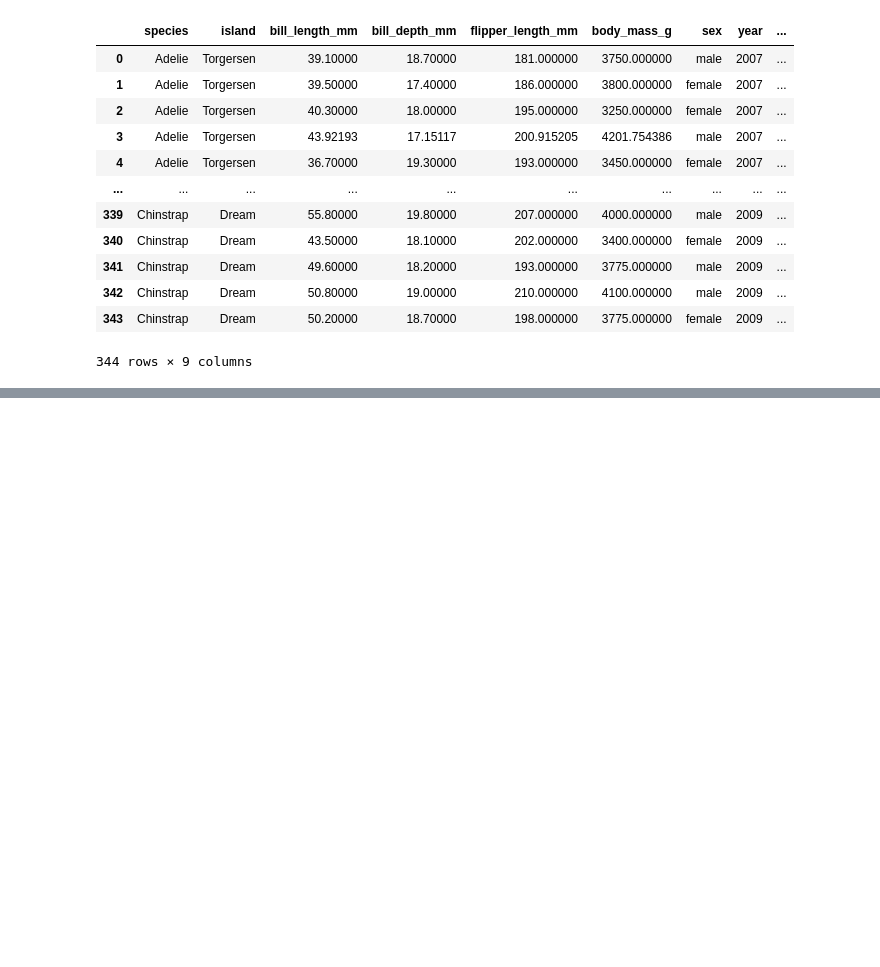
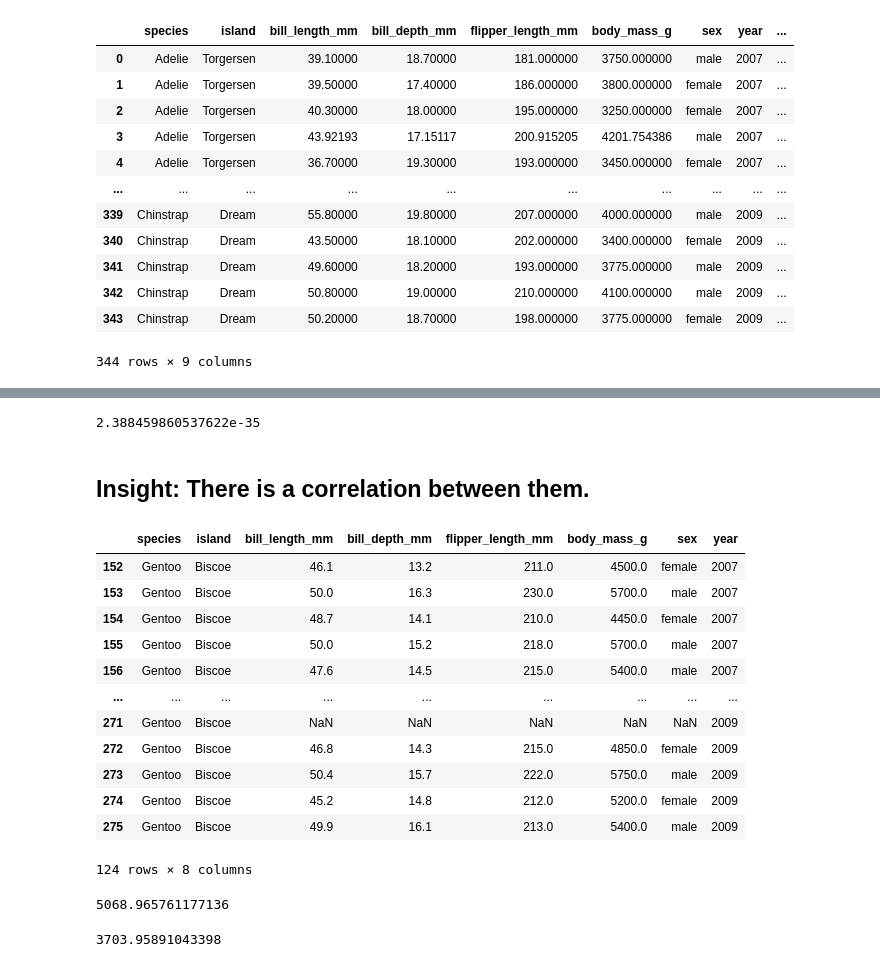
Before and after one commit to LuwhennLoren/sir-mesiera, a Jupyter notebook: Activity1.ipynb, the cells around one changed output, grey strips where cells are left out. Saved outputs shown, nothing was run; the diff lists cells and outputs as text; code cells hidden in the pictures; blank space fills up the shorter version.

```diff
--- a/Activity1.ipynb
+++ b/Activity1.ipynb
@@ -861,0 +820,22 @@ np.float64(0.38245184784434805)
+# %%
+pvalue
+# %% [output]
+2.388459860537622e-35
+# %% [markdown]
+<h2>Insight: There is a correlation between them.</h2>
+# %%
+gentoo_dataframe
+# %% [output]
+|  | species | island | bill_length_mm | bill_depth_mm | flipper_length_mm | body_mass_g | sex | year |
+| 152 | Gentoo | Biscoe | 46.1 | 13.2 | 211.0 | 4500.0 | female | 2007 |
+| 153 | Gentoo | Biscoe | 50.0 | 16.3 | 230.0 | 5700.0 | male | 2007 |
+| 154 | Gentoo | Biscoe | 48.7 | 14.1 | 210.0 | 4450.0 | female | 2007 |
+| 155 | Gentoo | Biscoe | 50.0 | 15.2 | 218.0 | 5700.0 | male | 2007 |
+| 156 | Gentoo | Biscoe | 47.6 | 14.5 | 215.0 | 5400.0 | male | 2007 |
+| ... | ... | ... | ... | ... | ... | ... | ... | ... |
+| 271 | Gentoo | Biscoe | NaN | NaN | NaN | NaN | NaN | 2009 |
+| 272 | Gentoo | Biscoe | 46.8 | 14.3 | 215.0 | 4850.0 | female | 2009 |
+| 273 | Gentoo | Biscoe | 50.4 | 15.7 | 222.0 | 5750.0 | male | 2009 |
+| 274 | Gentoo | Biscoe | 45.2 | 14.8 | 212.0 | 5200.0 | female | 2009 |
+| 275 | Gentoo | Biscoe | 49.9 | 16.1 | 213.0 | 5400.0 | male | 2009 |
+124 rows × 8 columns
@@ -861,0 +844,4 @@ np.float64(0.38245184784434805)
+# %%
+gentoo_mean
+# %% [output]
+5068.965761177136
@@ -861,0 +850,4 @@ np.float64(0.38245184784434805)
+# %%
+adelie_mean
+# %% [output]
+3703.95891043398
```
Also changed, not shown: parts of 135 cells of this notebook.
